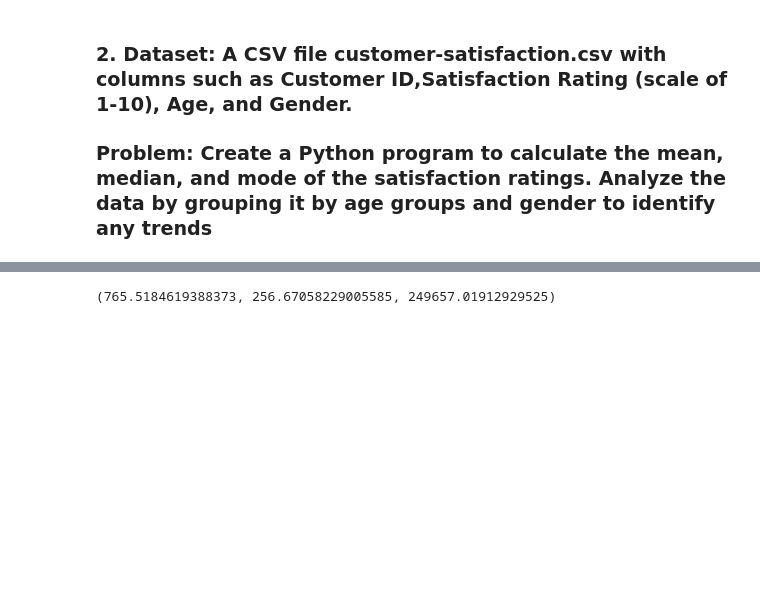
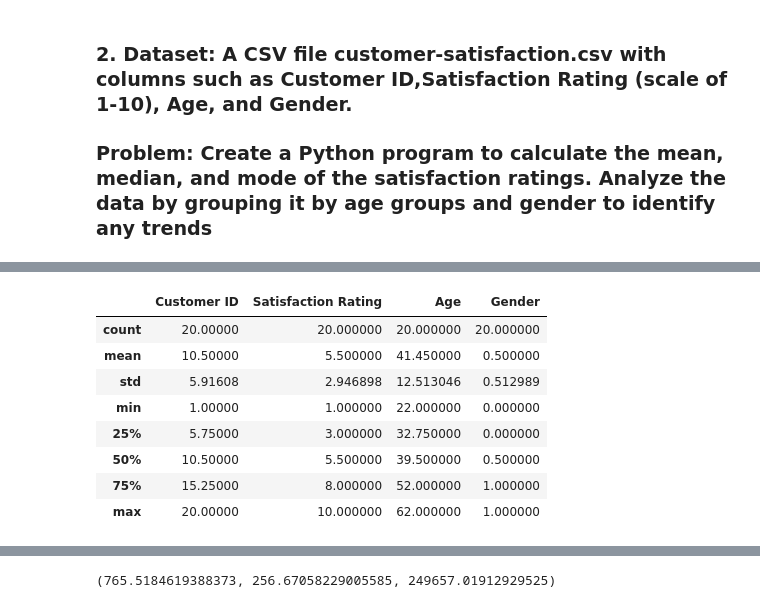
Before and after one commit to swapnaecdac/ds-ref-cdac-aug24, a Jupyter notebook: Assignment_5_swapna.ipynb, the cells around one changed output, grey strips where cells are left out. Cells and saved outputs as stored; diff of their text form; code cells hidden in the pictures; blank space fills up the shorter version.

```diff
--- a/Assignment_5_swapna.ipynb
+++ b/Assignment_5_swapna.ipynb
@@ -49,0 +48,12 @@ FileNotFoundError: [Errno 2] No such file or directory: 'datasets/customer-satis
+# %%
+df1.describe()
+# %% [output]
+|  | Customer ID | Satisfaction Rating | Age | Gender |
+| count | 20.00000 | 20.000000 | 20.000000 | 20.000000 |
+| mean | 10.50000 | 5.500000 | 41.450000 | 0.500000 |
+| std | 5.91608 | 2.946898 | 12.513046 | 0.512989 |
+| min | 1.00000 | 1.000000 | 22.000000 | 0.000000 |
+| 25% | 5.75000 | 3.000000 | 32.750000 | 0.000000 |
+| 50% | 10.50000 | 5.500000 | 39.500000 | 0.500000 |
+| 75% | 15.25000 | 8.000000 | 52.000000 | 1.000000 |
+| max | 20.00000 | 10.000000 | 62.000000 | 1.000000 |
```
Also changed, not shown: parts of 7 cells of this notebook.
